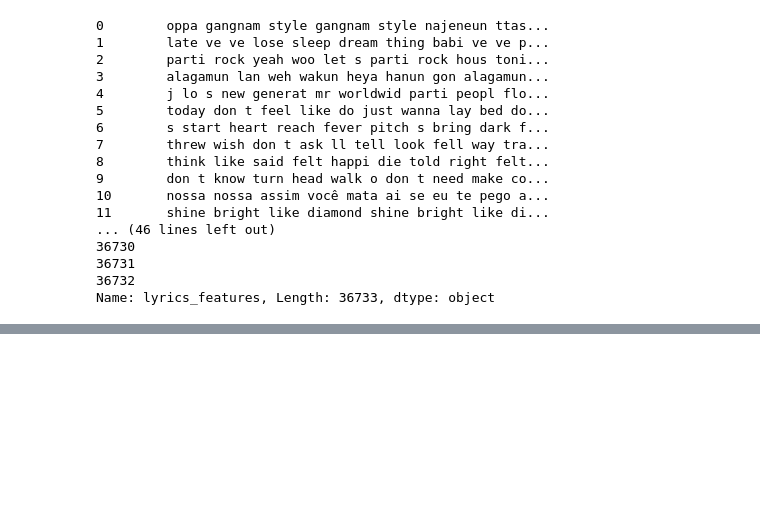
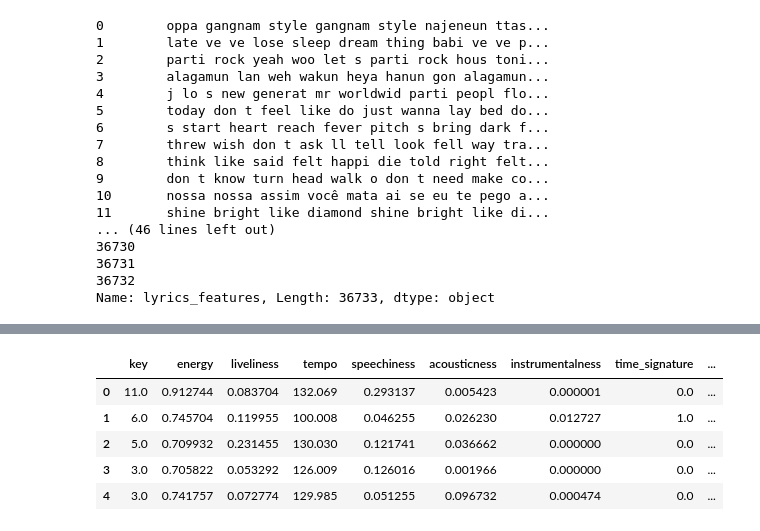
Before and after one commit to singuyenmai/Machine-Learning-CoderSchool, a Jupyter notebook: Music.Recommendation.System/Prepare_Dataset.ipynb, the cells around one changed output, grey strips where cells are left out. Saved outputs shown, nothing was run; the diff lists cells and outputs as text; code cells hidden in the pictures; blank space fills up the shorter version.

```diff
--- a/Music.Recommendation.System/Prepare_Dataset.ipynb
+++ b/Music.Recommendation.System/Prepare_Dataset.ipynb
@@ -124,0 +181,10 @@ Name: lyrics_features, Length: 36733, dtype: object
+# %%
+audio_lyrics_moods = pd.concat([audio_features_df, lyrics_df, consolidated_moods], axis = 1)
+audio_lyrics_moods.head()
+# %% [output]
+|  | key | energy | liveliness | tempo | speechiness | acousticness | instrumentalness | time_signature | ... |
+| 0 | 11.0 | 0.912744 | 0.083704 | 132.069 | 0.293137 | 0.005423 | 0.000001 | 0.0 | ... |
+| 1 | 6.0 | 0.745704 | 0.119955 | 100.008 | 0.046255 | 0.026230 | 0.012727 | 1.0 | ... |
+| 2 | 5.0 | 0.709932 | 0.231455 | 130.030 | 0.121741 | 0.036662 | 0.000000 | 0.0 | ... |
+| 3 | 3.0 | 0.705822 | 0.053292 | 126.009 | 0.126016 | 0.001966 | 0.000000 | 0.0 | ... |
+| 4 | 3.0 | 0.741757 | 0.072774 | 129.985 | 0.051255 | 0.096732 | 0.000474 | 0.0 | ... |
```
Also changed, not shown: parts of 15 cells of this notebook.
